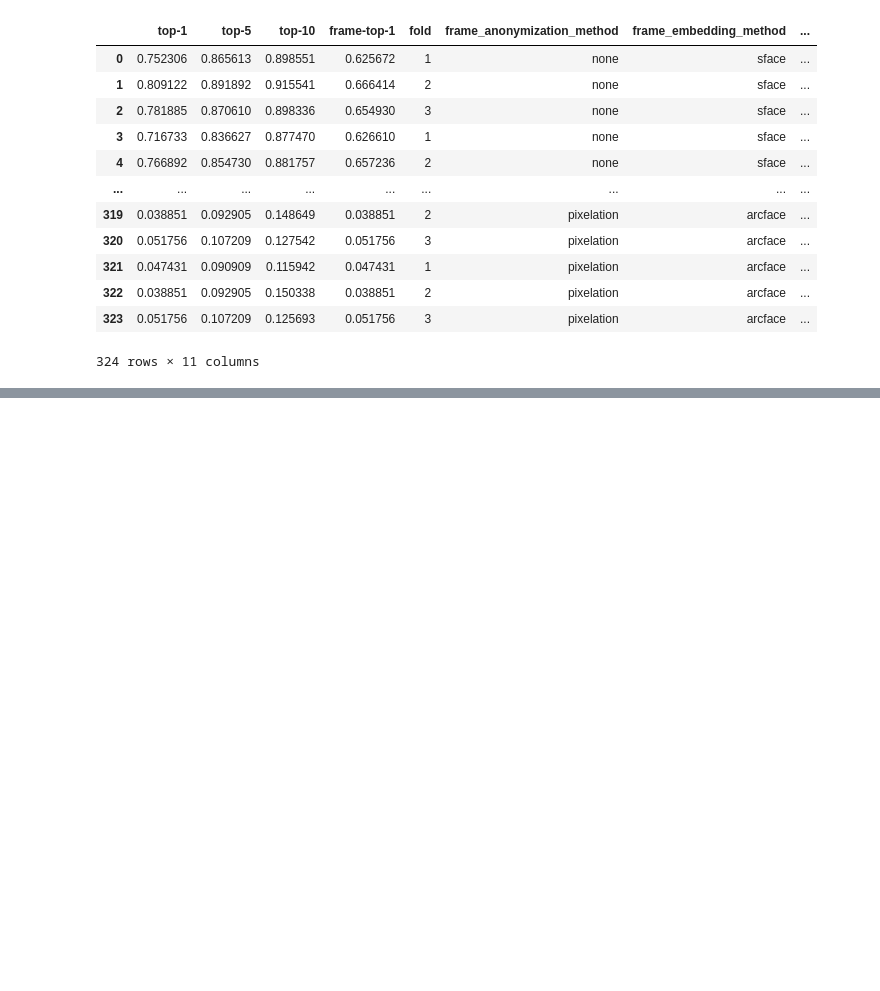
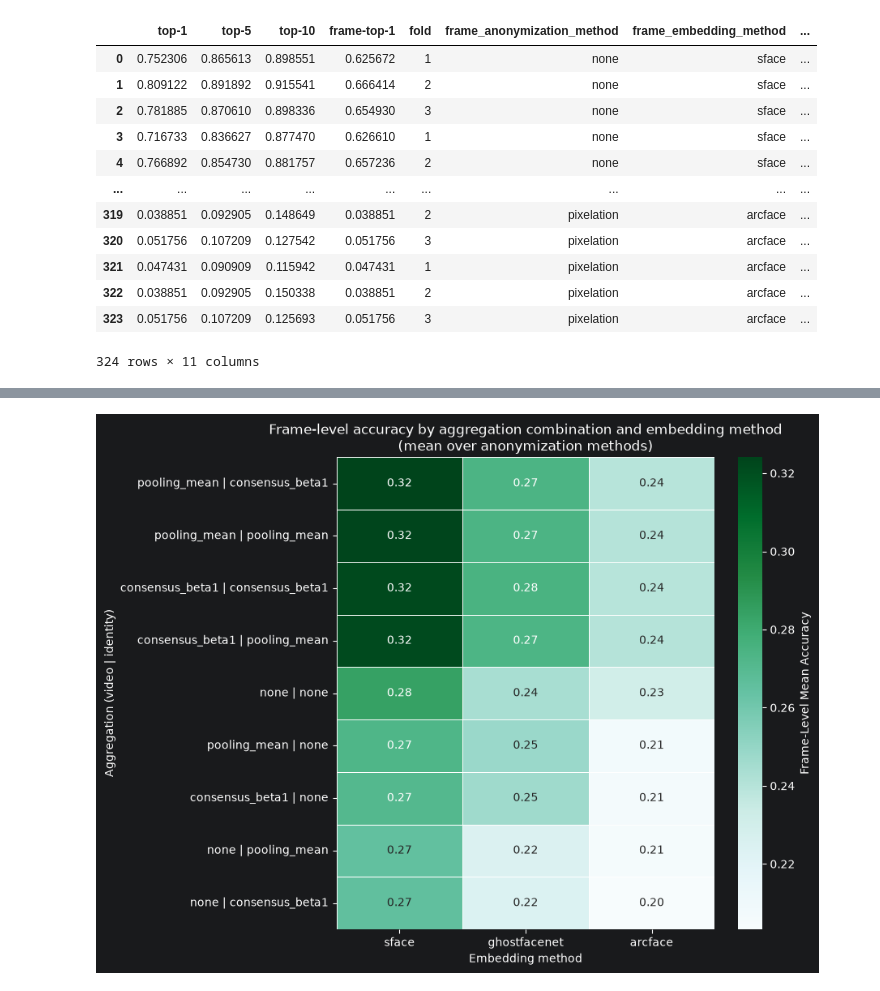
Before and after one commit to wagpa/meles, a Jupyter notebook: src/notebooks/05_visualization.ipynb, the cells around one changed output, grey strips where cells are left out. Drawn from its saved outputs; the diff is of its cells as text; code cells hidden in the pictures; blank space fills up the shorter version.

```diff
--- a/src/notebooks/05_visualization.ipynb
+++ b/src/notebooks/05_visualization.ipynb
@@ -84,0 +93,32 @@ plt.show()
+# %%
+# Label every row with its full (video | identity) aggregation combination, so the mixed
+# combinations stay visible instead of collapsing onto the matched ones.
+#
+# Derive from RESULTS, not from `results`: `results` is the matched-only subset built in the cell
+# above (108 of 324 rows), so it only ever contains the three "X | X" combinations. That is what
+# was dropping entries here.
+combinations = RESULTS.assign(
+    aggregation_method=RESULTS["video_aggregation_method"] + " | " + RESULTS["identity_aggregation_method"]
+)
+
+agg_order = (
+    combinations.groupby("aggregation_method")["frame-top-1"].mean().sort_values(ascending=False).index
+)
+embedding_order = (
+    combinations.groupby("frame_embedding_method")["frame-top-1"].mean().sort_values(ascending=False).index
+)
+
+pivot_agg_embed = combinations.pivot_table(
+    index="aggregation_method", columns="frame_embedding_method", values="frame-top-1", aggfunc="mean"
+).loc[agg_order, embedding_order]
+
+plt.figure(figsize=(9, 7))
+sns.heatmap(pivot_agg_embed, annot=True, fmt=".2f", cmap="BuGn", cbar_kws={"label": "Frame-Level Mean Accuracy"}, linewidths=0.5, linecolor="w")
+
+plt.title("Frame-level accuracy by aggregation combination and embedding method\n(mean over anonymization methods)")
+plt.xlabel("Embedding method")
+plt.ylabel("Aggregation (video | identity)")
+plt.tight_layout()
+plt.show()
+# %% [output]
+[figure, added]
```
Also changed, not shown: parts of 2 cells of this notebook, 1 other file.
